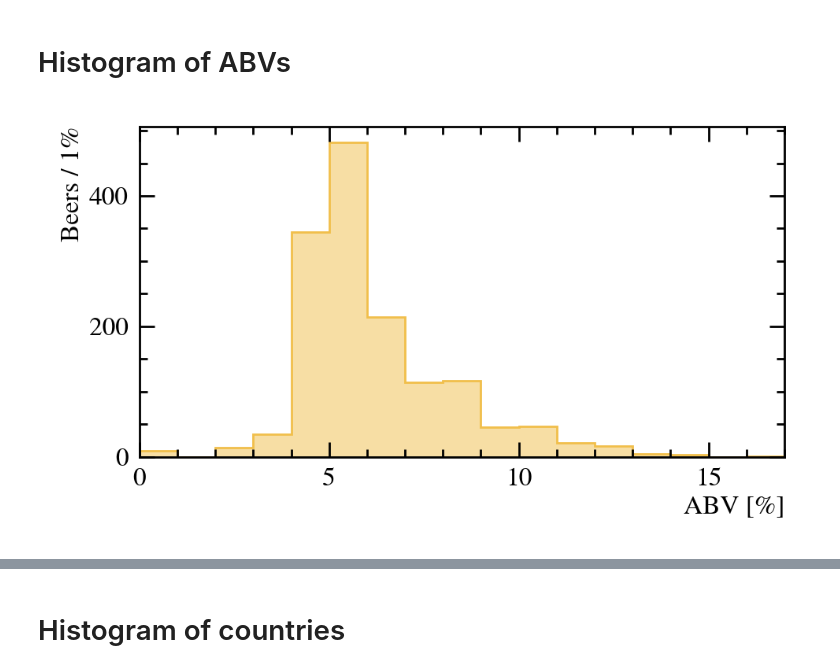
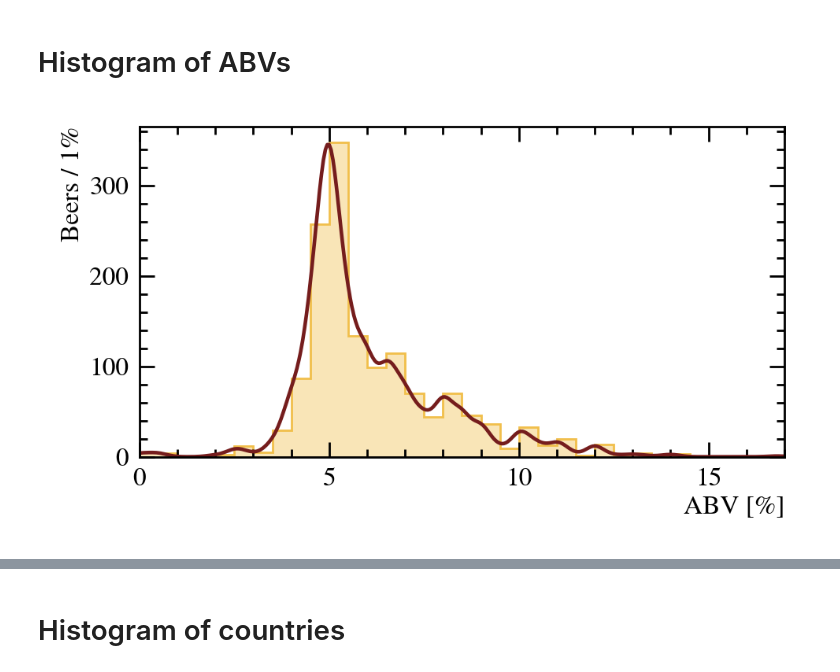
Before and after one commit to RDMoise/many-beers, a Jupyter notebook: studyBeers.ipynb, the cells around one changed output, grey strips where cells are left out. Drawn from its saved outputs; the diff is of its cells as text; code cells hidden in the pictures.

```diff
--- a/studyBeers.ipynb
+++ b/studyBeers.ipynb
@@ -236,17 +237,20 @@ plotOrderedLegend(list(range(len(ps))), ps, ls, loc='upper left', fontsize=16, k
 # %% [markdown]
 # Histogram of ABVs
 # %%
-hABV = np.histogram(df.ABV, np.linspace(0,17,18))
+abv = df.ABV.dropna()
+hABV = np.histogram(abv, np.linspace(0,17,35))
+kdeABV = stats.gaussian_kde(abv, bw_method=.125)
+
 fig, ax = plt.subplots(figsize=(16*.6,9*.6))
 plt.tight_layout()
 plt.margins(x=0)
-histplot(hABV, color='#f1bf4b', histtype="fill", alpha=.5)
-histplot(hABV, color='#f1bf4b', histtype="step")
+plotBorderedHist(hABV, [], [], clr.beeryellow, .4)
+plt.plot(np.linspace(0,17,341), .5*len(abv)*kdeABV(np.linspace(0,17,341)), clr.beerbrown)
 plt.xlabel('ABV [%]')
 plt.ylabel("Beers / 1%")
 applyUniformFont(ax,24)
 plt.show()
 # plt.savefig("histABV.pdf", "Histogram of ABVs")
 # plt.close()
 # %% [output]
-[figure, old version]
+[figure, new version]
```
Also changed, not shown: parts of 4 cells of this notebook.
